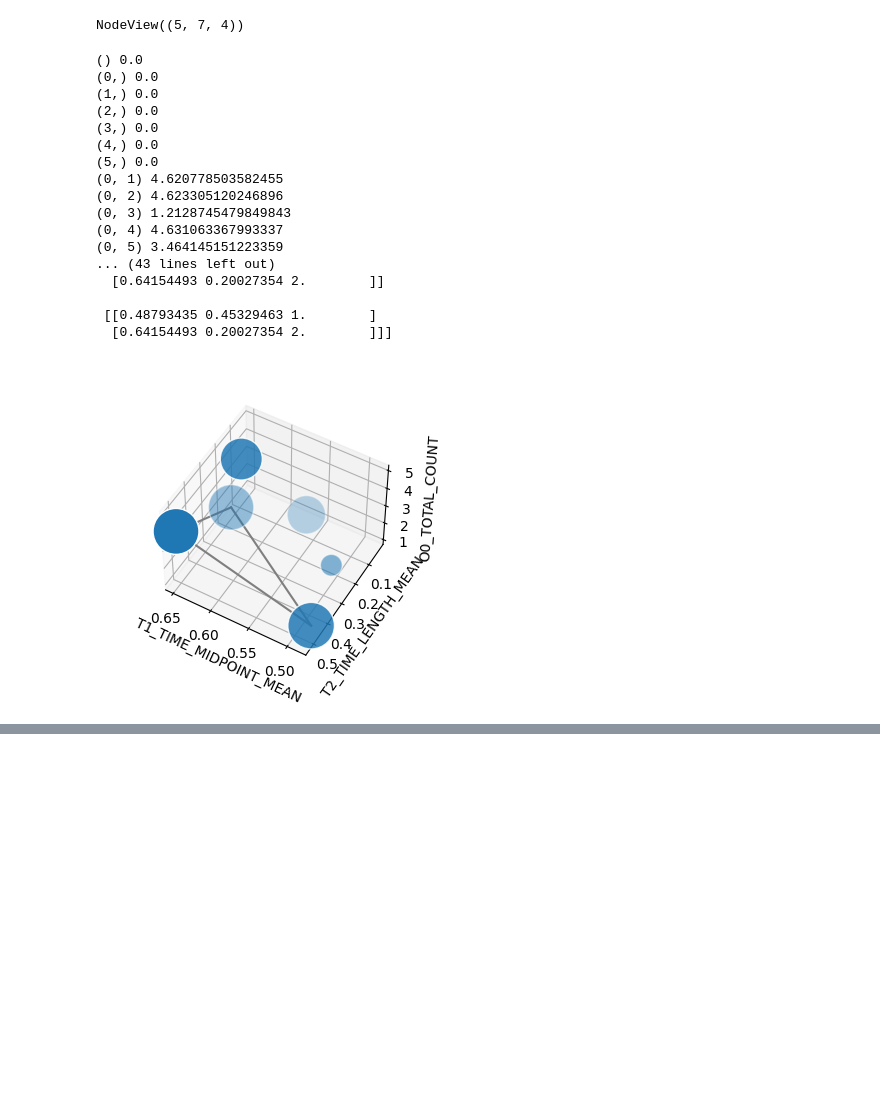
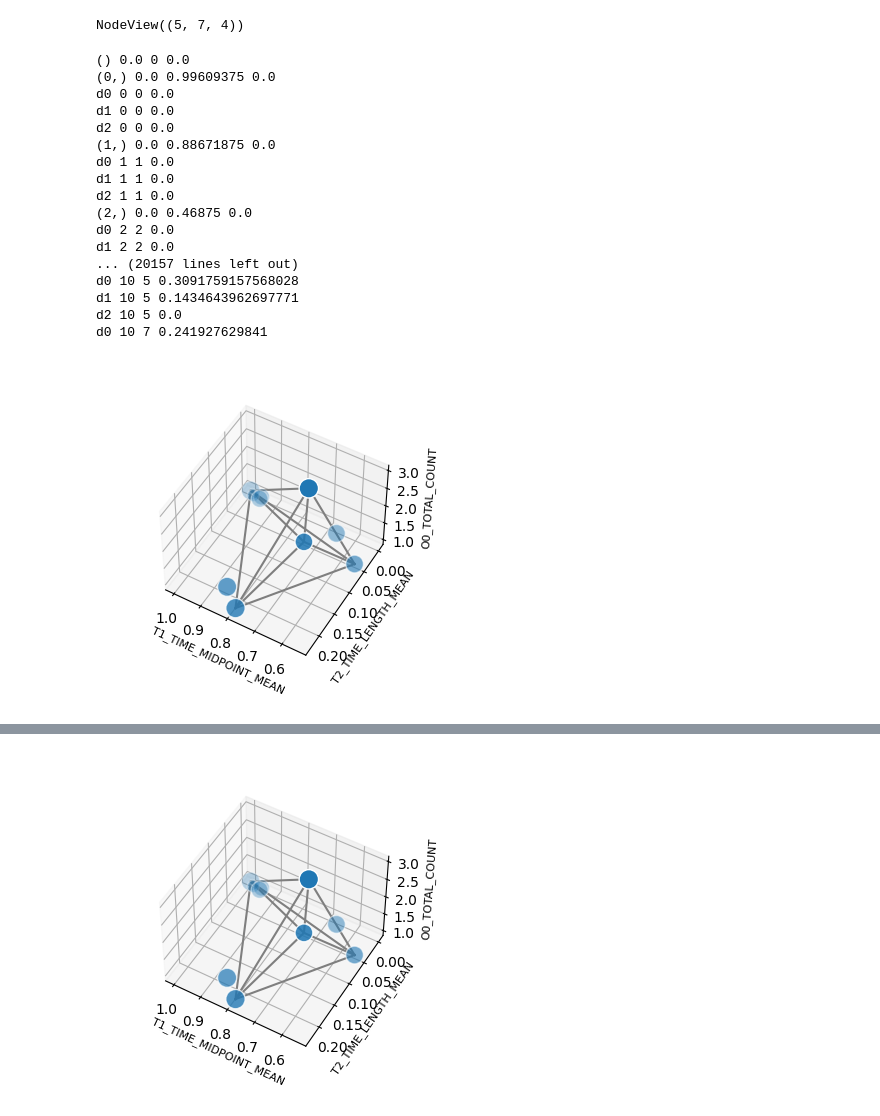
Before and after one commit to sesame-project/simulationBasedTesting, a Jupyter notebook: notebooks/phytesting/SubsetSelection.ipynb, the cells around one changed output, grey strips where cells are left out. Saved outputs shown, nothing was run; the diff lists cells and outputs as text; code cells hidden in the pictures; blank space fills up the shorter version.

Commit message:
Changes for SubsetSelection notebook

```diff
--- a/notebooks/phytesting/SubsetSelection.ipynb
+++ b/notebooks/phytesting/SubsetSelection.ipynb
@@ -274,14 +309,23 @@ def subsets_viable_sorted_by_cost(simgraph, lam):
 def best_subset_via_powerset(simgraph, dim_count, lam, max_cost):
     all_subsets = list(powerset(simgraph.nodes()))
     max_val = 0
+    best_ranking_sum = 0
+    best_dist_sum = 0
     best_subset = None
+    best_boundbox_vol = 0
+    all_subset_rankings = []
+
     for p in tqdm(all_subsets):
         if meets_cost_constraint(p, max_cost):
-            v = calc_subset_value_function(simgraph, dim_count, p, lam)
+            v, ranking_sum, dist_sum, bounding_box_vol = calc_subset_value_function(simgraph, dim_count, p, lam)
+            all_subset_rankings.append((p, v, ranking_sum, dist_sum, bounding_box_vol))
             if v > max_val:
                 max_val = v
                 best_subset = p
-    return (best_subset, max_val)
+                best_ranking_sum = ranking_sum
+                best_dist_sum = dist_sum
+                best_boundbox_val = bounding_box_vol
+    return (best_subset, max_val, best_ranking_sum, best_dist_sum, best_boundbox_val, all_subset_rankings)
 # %%
 def filter_pareto_only(simgraph):
     simgraph_out = nx.Graph()
@@ -312,9 +356,10 @@ def get_tests_by_ids(csv_filename,graph,chosen_set):
     return df[df['NAME'].isin(output_testnames)]
 # %%
 # Plot the surface and the graph between them
-def plot_graph_with_edges_from_subset(g, edge_set, elev, azim, ax_dist, dim_names, filename):
-    MAX_MARKER_SIZE = 30
+def plot_graph_with_edges_from_subset(g, edge_set, elev, azim, ax_dist, dim_names, filename, dpi=300):
+    MAX_MARKER_SIZE = 10
     MIN_MARKER_SIZE = 4
+    FONT_LABEL_SIZE=8
 
     x = np.array(list(map(lambda n: g.nodes[n]['d0'], g)))
     y = np.array(list(map(lambda n: g.nodes[n]['d1'], g)))
@@ -335,6 +380,7 @@ def plot_graph_with_edges_from_subset(g, edge_set, elev, azim, ax_dist, dim_name
 
     # Create the 3D figure
     fig = plt.figure()
+    plt.rc('axes', labelsize=FONT_LABEL_SIZE)
 
     ax = fig.add_subplot(111, projection="3d")
     ax.axes.set_xlabel(dim_names[0])
@@ -355,7 +401,7 @@ def plot_graph_with_edges_from_subset(g, edge_set, elev, azim, ax_dist, dim_name
 
     #_format_axes(ax)
     fig.tight_layout()
-    plt.savefig(filename)
+    plt.savefig(filename, bbox_inches="tight", dpi=dpi)
     plt.show()
 # %%
 plt.rcParams['figure.figsize'] = [8, 3.6]
@@ -365,40 +411,43 @@ plt.rcParams['figure.figsize'] = [8, 3.6]
 # lam - lambda parameter value
 # dims - chosen dimensions for the subset selection
 # %%
-#csv_filename = "/home/jharbin/eclipse-workspace/TTSTestProject/models/phytesting/results/phytestout-coverageTracking-jun20.csv"
-csv_filename="/home/jharbin/academic/sesame/WP6/simulationBasedTesting/runtime-EclipseApplication/PALTesting/models/test/TestingPAL-coverage.modelscenario2-eddi-timebased-faults-coveragereduced-NONDOM-intermediate-64.csv"
+csv_filename="/home/jharbin/eclipse-workspace/PALTesting/models/res/from-server/TestingPAL-coverage-2024_03_03_09_pop32_cutdown_256.modelscenario2-eddi-timebased-faults-coveragereduced-NONDOM-256.csv"
 
-MAX_COST = 3
-lam = 0.0
+MAX_COST = 5
+lam = 1.0
 #dims = ['T1_TIME_MIDPOINT_MEAN', 'P1_PARAMETER_MEAN', 'T2_TIME_LENGTH_MEAN']
 dims = ['T1_TIME_MIDPOINT_MEAN', 'T2_TIME_LENGTH_MEAN', 'O0_TOTAL_COUNT']
 # %%
 dim_count = len(dims)
 sim = create_sim_graph_from_data(csv_filename, dims)
 sim_pareto = filter_pareto_only(sim)
-phy, cost = best_subset_via_powerset(sim_pareto, dim_count, lam, MAX_COST)
-print(phy,cost)
+phy, cost, best_ranking, best_distance_sum, best_boundvol, all_rankings = best_subset_via_powerset(sim_pareto, dim_count, lam, MAX_COST)
+print("Best selection:" , phy,cost,best_ranking, best_distance_sum)
+
 elev = 50
 azim = 120
 ax_dist = 13
-graph_filename = "pw-subsetsel-lambda" + str(lam) + ".pdf"
-plot_graph_with_edges_from_subset(sim_pareto, phy, elev, azim, ax_dist, dims, graph_filename)
+pdf_filename = "pw-subsetsel-lambda" + str(lam) + ".pdf"
+png_filename = "pw-subsetsel-lambda" + str(lam) + ".png"
+dpi_png=600
+plot_graph_with_edges_from_subset(sim_pareto, phy, elev, azim, ax_dist, dims, pdf_filename)
+plot_graph_with_edges_from_subset(sim_pareto, phy, elev, azim, ax_dist, dims, png_filename, dpi_png)
 # %% [output]
-() 0.0
-(0,) 0.0
-(1,) 0.0
-(2,) 0.0
-(3,) 0.0
-(4,) 0.0
-(5,) 0.0
-(0, 1) 4.620778503582455
-(0, 2) 4.623305120246896
-(0, 3) 1.2128745479849843
-(0, 4) 4.631063367993337
-(0, 5) 3.464145151223359
-... (43 lines left out)
-  [0.64154493 0.20027354 2.        ]]
-
- [[0.48793435 0.45329463 1.        ]
-  [0.64154493 0.20027354 2.        ]]]
+() 0.0 0 0.0
+(0,) 0.0 0.99609375 0.0
+d0 0 0 0.0
+d1 0 0 0.0
+d2 0 0 0.0
+(1,) 0.0 0.88671875 0.0
+d0 1 1 0.0
+d1 1 1 0.0
+d2 1 1 0.0
+(2,) 0.0 0.46875 0.0
+d0 2 2 0.0
+d1 2 2 0.0
+... (20157 lines left out)
+d0 10 5 0.3091759157568028
+d1 10 5 0.1434643962697771
+d2 10 5 0.0
+d0 10 7 0.241927629841
-[figure, old version]
+[figure, new version]
@@ -405 +471,2 @@ plot_graph_with_edges_from_subset(sim_pareto, phy, elev, azim, ax_dist, dims, gr
+[figure, added]
 # %%
```
Also changed, not shown: parts of 10 cells of this notebook.
